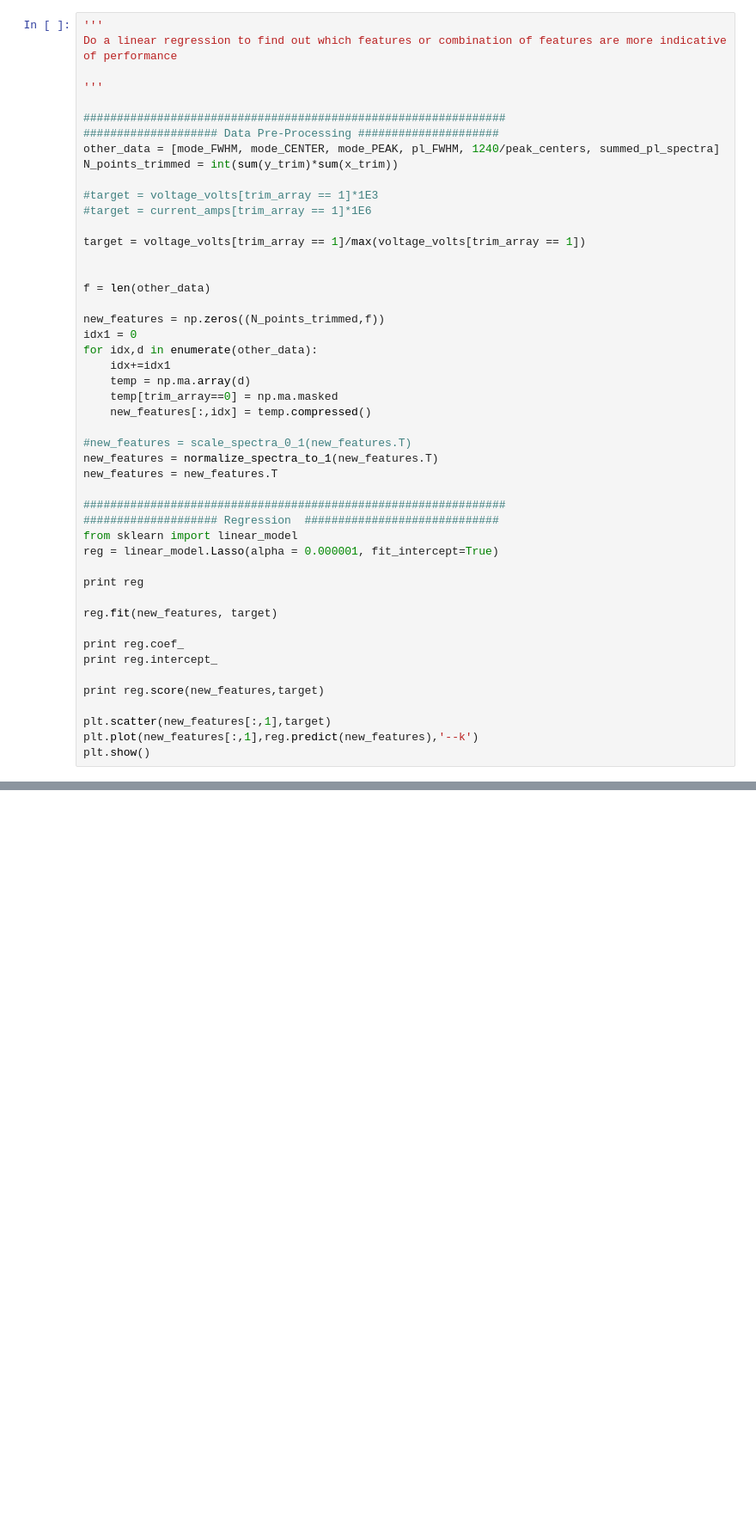
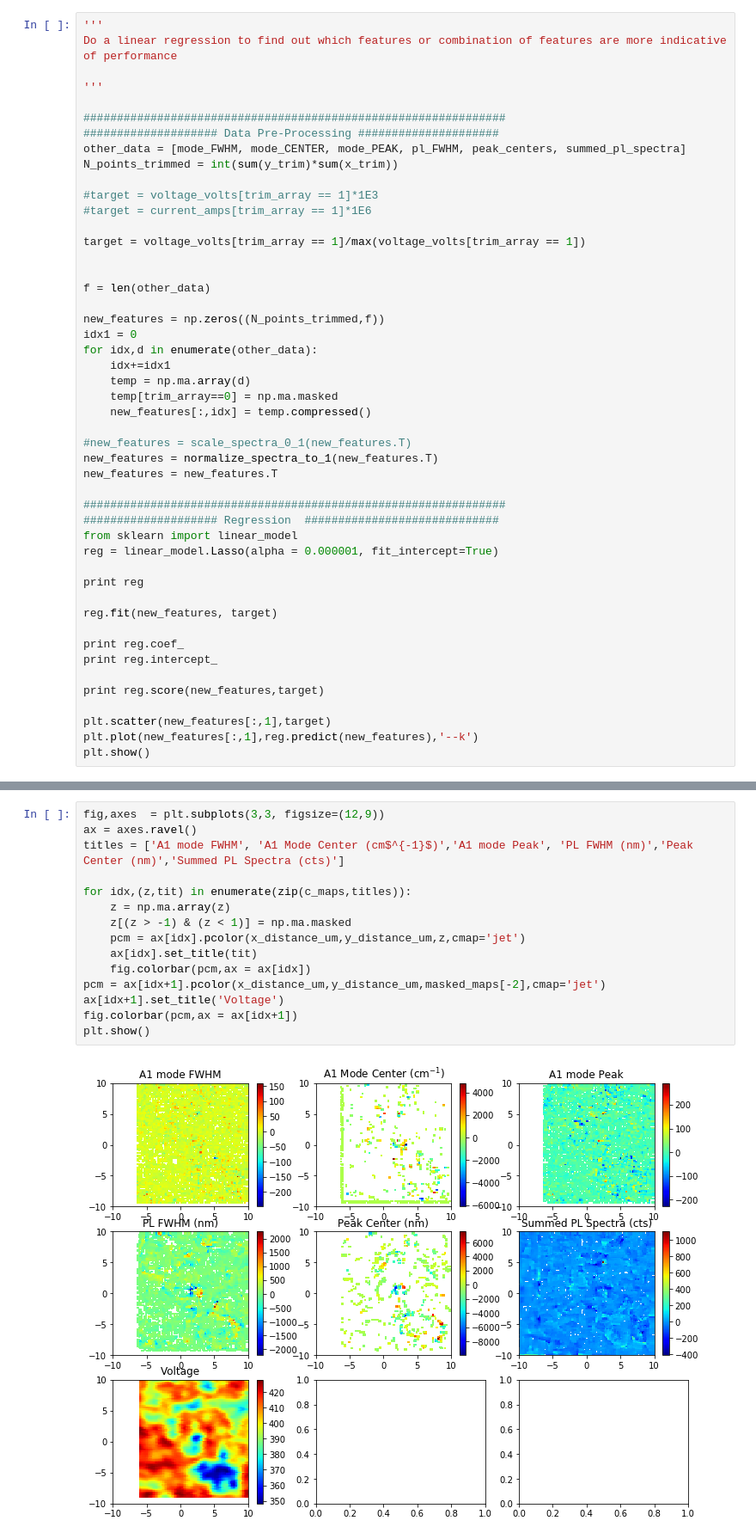
Before and after one commit to bradleyMwest/Renishaw-Reni-Awesome, a Jupyter notebook: PL_Raman_Analysis.ipynb, the cells around one changed output, grey strips where cells are left out. Shown at 86% size. Saved outputs shown, nothing was run; the diff lists cells and outputs as text; blank space fills up the shorter version.

```diff
--- a/PL_Raman_Analysis.ipynb
+++ b/PL_Raman_Analysis.ipynb
@@ -907,7 +913,7 @@ Do a linear regression to find out which features or combination of features are
 
 ###############################################################
 #################### Data Pre-Processing #####################
-other_data = [mode_FWHM, mode_CENTER, mode_PEAK, pl_FWHM, 1240/peak_centers, summed_pl_spectra]
+other_data = [mode_FWHM, mode_CENTER, mode_PEAK, pl_FWHM, peak_centers, summed_pl_spectra]
 N_points_trimmed = int(sum(y_trim)*sum(x_trim))
 
 #target = voltage_volts[trim_array == 1]*1E3
@@ -957,0 +1062,17 @@ Lasso(alpha=1e-06, copy_X=True, fit_intercept=True, max_iter=1000,
+# %%
+fig,axes  = plt.subplots(3,3, figsize=(12,9))
+ax = axes.ravel()
+titles = ['A1 mode FWHM', 'A1 Mode Center (cm$^{-1}$)','A1 mode Peak', 'PL FWHM (nm)','Peak Center (nm)','Summed PL Spectra (cts)']
+
+for idx,(z,tit) in enumerate(zip(c_maps,titles)):
+    z = np.ma.array(z)
+    z[(z > -1) & (z < 1)] = np.ma.masked
+    pcm = ax[idx].pcolor(x_distance_um,y_distance_um,z,cmap='jet')
+    ax[idx].set_title(tit)
+    fig.colorbar(pcm,ax = ax[idx])
+pcm = ax[idx+1].pcolor(x_distance_um,y_distance_um,masked_maps[-2],cmap='jet')
+ax[idx+1].set_title('Voltage')
+fig.colorbar(pcm,ax = ax[idx+1])
+plt.show()
+# %% [output]
+[figure, added]
```
Also changed, not shown: parts of 11 cells of this notebook.
